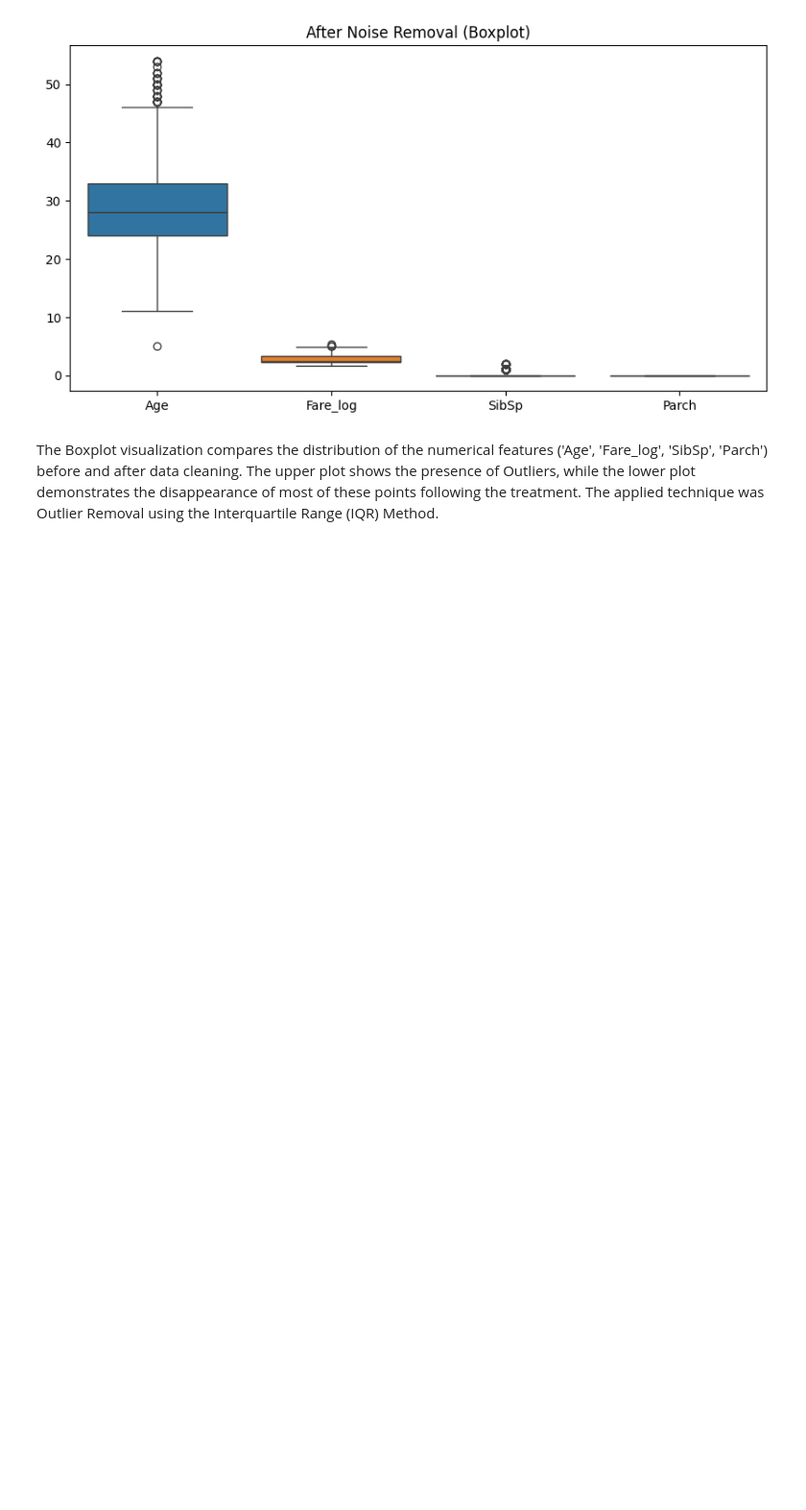
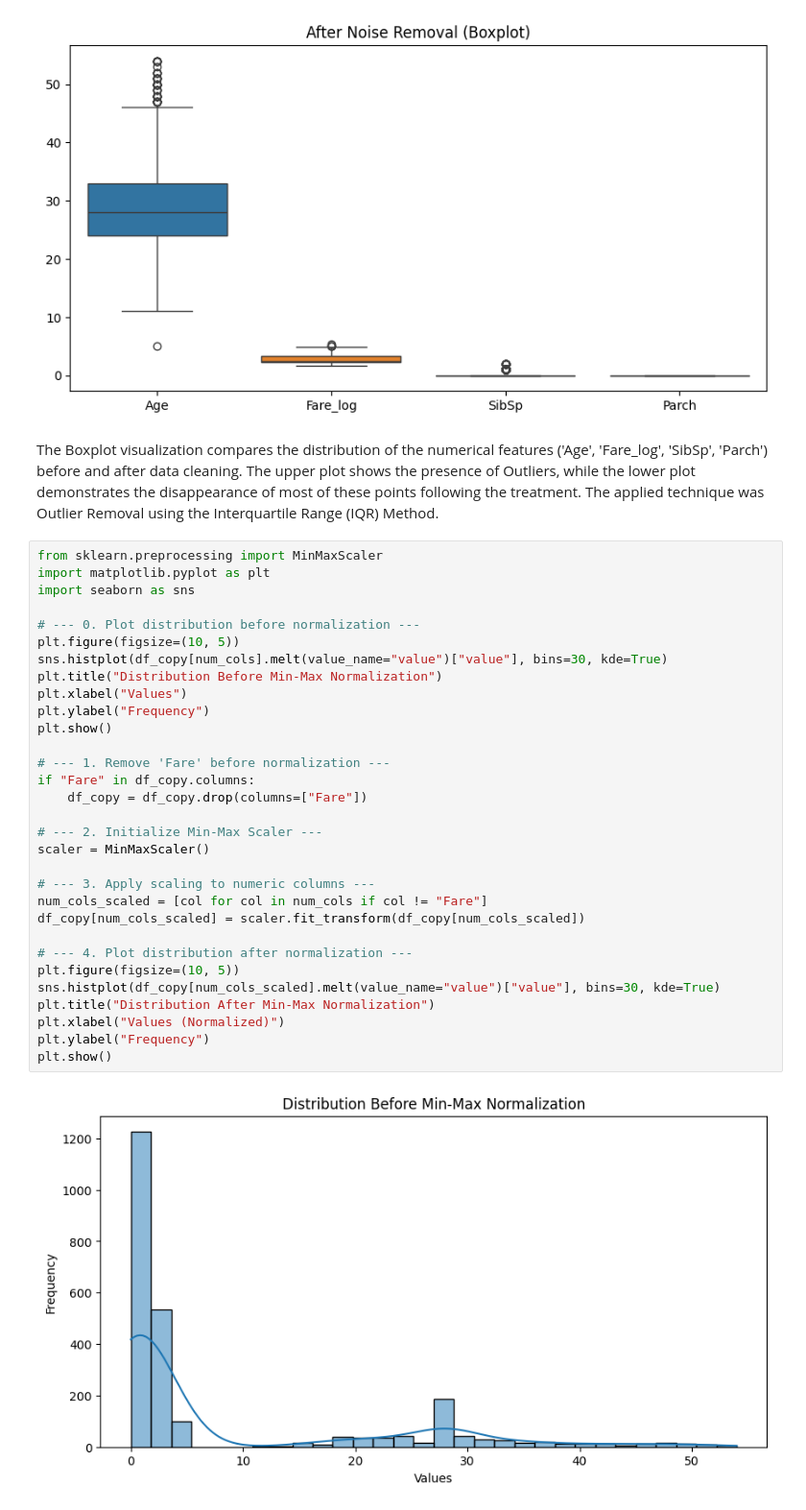
Before and after one commit to Leenasmk3/IT326-DataMining-Project, a Jupyter notebook: Phase2.ipynb, the cells around one changed output. Shown at 96% size. Saved outputs shown, nothing was run; the diff lists cells and outputs as text; blank space fills up the shorter version.

```diff
--- a/Phase2.ipynb
+++ b/Phase2.ipynb
@@ -365,3 +365,36 @@ plt.show()
 # %% [markdown]
 The Boxplot visualization compares the distribution of the numerical features ('Age', 'Fare_log', 'SibSp', 'Parch') before and after data cleaning. The upper plot shows the presence of Outliers, while the lower plot demonstrates the disappearance of most of these points following the treatment.
 The applied technique was Outlier Removal using the Interquartile Range (IQR) Method.
+# %%
+from sklearn.preprocessing import MinMaxScaler
+import matplotlib.pyplot as plt
+import seaborn as sns
+
+# --- 0. Plot distribution before normalization ---
+plt.figure(figsize=(10, 5))
+sns.histplot(df_copy[num_cols].melt(value_name="value")["value"], bins=30, kde=True)
+plt.title("Distribution Before Min-Max Normalization")
+plt.xlabel("Values")
+plt.ylabel("Frequency")
+plt.show()
+
+# --- 1. Remove 'Fare' before normalization ---
+if "Fare" in df_copy.columns:
+    df_copy = df_copy.drop(columns=["Fare"])
+
+# --- 2. Initialize Min-Max Scaler ---
+scaler = MinMaxScaler()
+
+# --- 3. Apply scaling to numeric columns ---
+num_cols_scaled = [col for col in num_cols if col != "Fare"]
+df_copy[num_cols_scaled] = scaler.fit_transform(df_copy[num_cols_scaled])
+
+# --- 4. Plot distribution after normalization ---
+plt.figure(figsize=(10, 5))
+sns.histplot(df_copy[num_cols_scaled].melt(value_name="value")["value"], bins=30, kde=True)
+plt.title("Distribution After Min-Max Normalization")
+plt.xlabel("Values (Normalized)")
+plt.ylabel("Frequency")
+plt.show()
+# %% [output]
+[figure, added]
```
Also changed, not shown: parts of 1 cell of this notebook.
